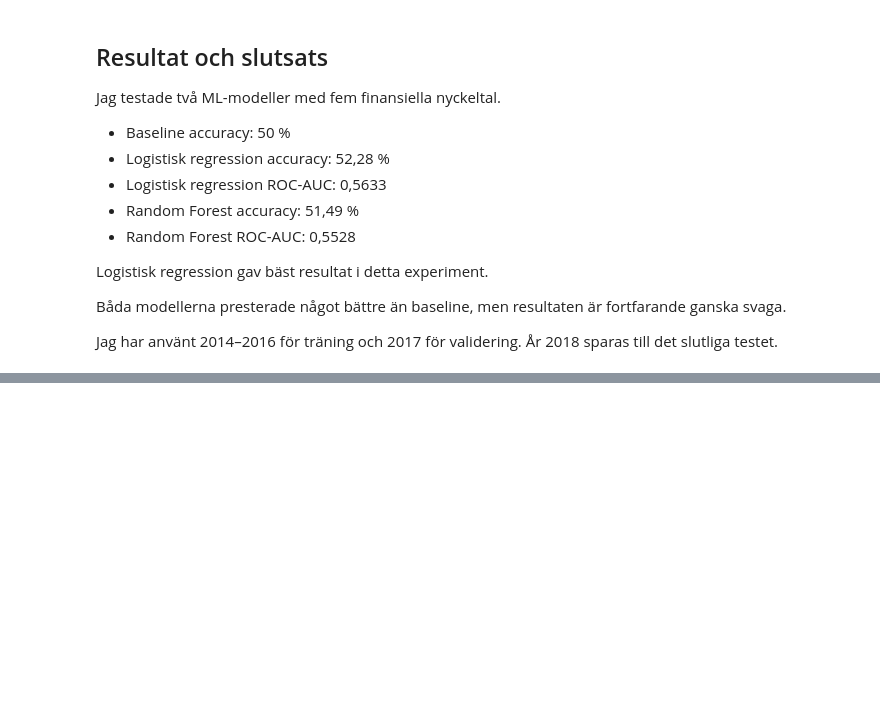
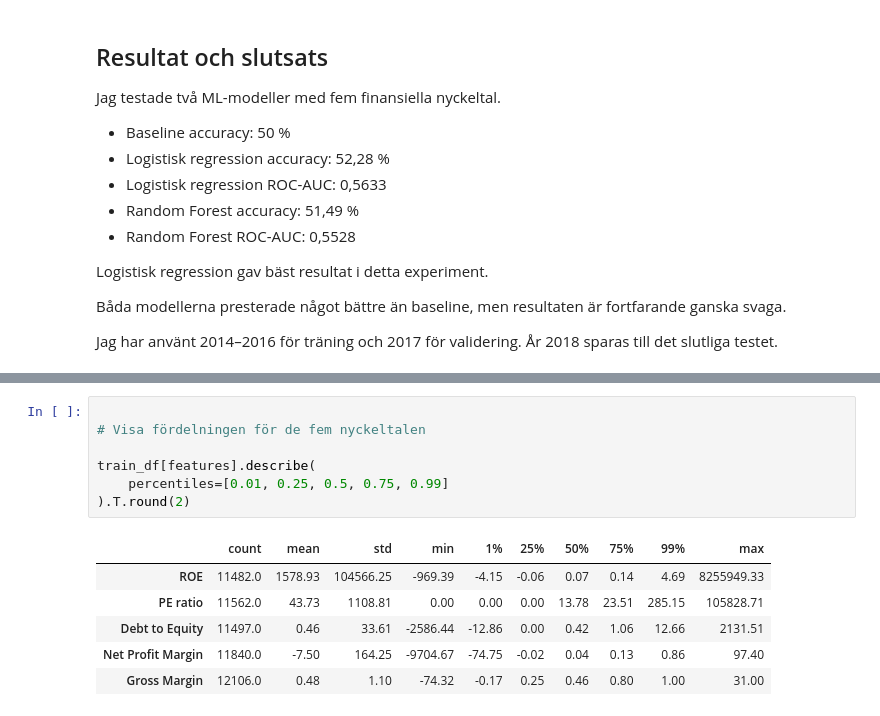
Before and after one commit to KevinCJohansson/ml-stock-ranking, a Jupyter notebook: notebooks/ml_henri.ipynb, the cells around one changed output, grey strips where cells are left out. Saved outputs shown, nothing was run; the diff lists cells and outputs as text; blank space fills up the shorter version.

```diff
--- a/notebooks/ml_henri.ipynb
+++ b/notebooks/ml_henri.ipynb
@@ -378,0 +418,14 @@ Jag har använt 2014–2016 för träning och 2017 för validering. År 2018 spa
+# %%
+
+# Visa fördelningen för de fem nyckeltalen
+
+train_df[features].describe(
+    percentiles=[0.01, 0.25, 0.5, 0.75, 0.99]
+).T.round(2)
+# %% [output]
+|  | count | mean | std | min | 1% | 25% | 50% | 75% | 99% | max |
+| ROE | 11482.0 | 1578.93 | 104566.25 | -969.39 | -4.15 | -0.06 | 0.07 | 0.14 | 4.69 | 8255949.33 |
+| PE ratio | 11562.0 | 43.73 | 1108.81 | 0.00 | 0.00 | 0.00 | 13.78 | 23.51 | 285.15 | 105828.71 |
+| Debt to Equity | 11497.0 | 0.46 | 33.61 | -2586.44 | -12.86 | 0.00 | 0.42 | 1.06 | 12.66 | 2131.51 |
+| Net Profit Margin | 11840.0 | -7.50 | 164.25 | -9704.67 | -74.75 | -0.02 | 0.04 | 0.13 | 0.86 | 97.40 |
+| Gross Margin | 12106.0 | 0.48 | 1.10 | -74.32 | -0.17 | 0.25 | 0.46 | 0.80 | 1.00 | 31.00 |
```
Also changed, not shown: parts of 19 cells of this notebook.
